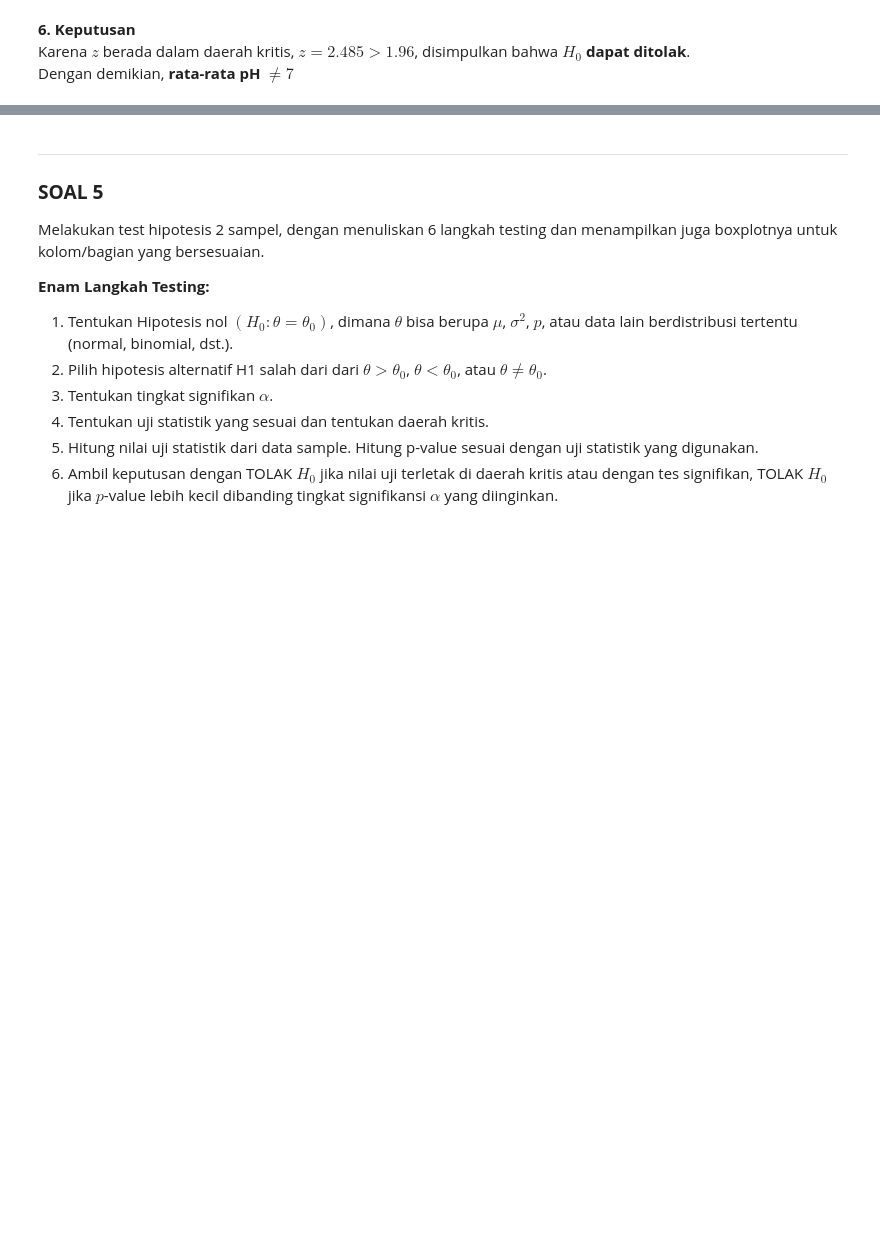
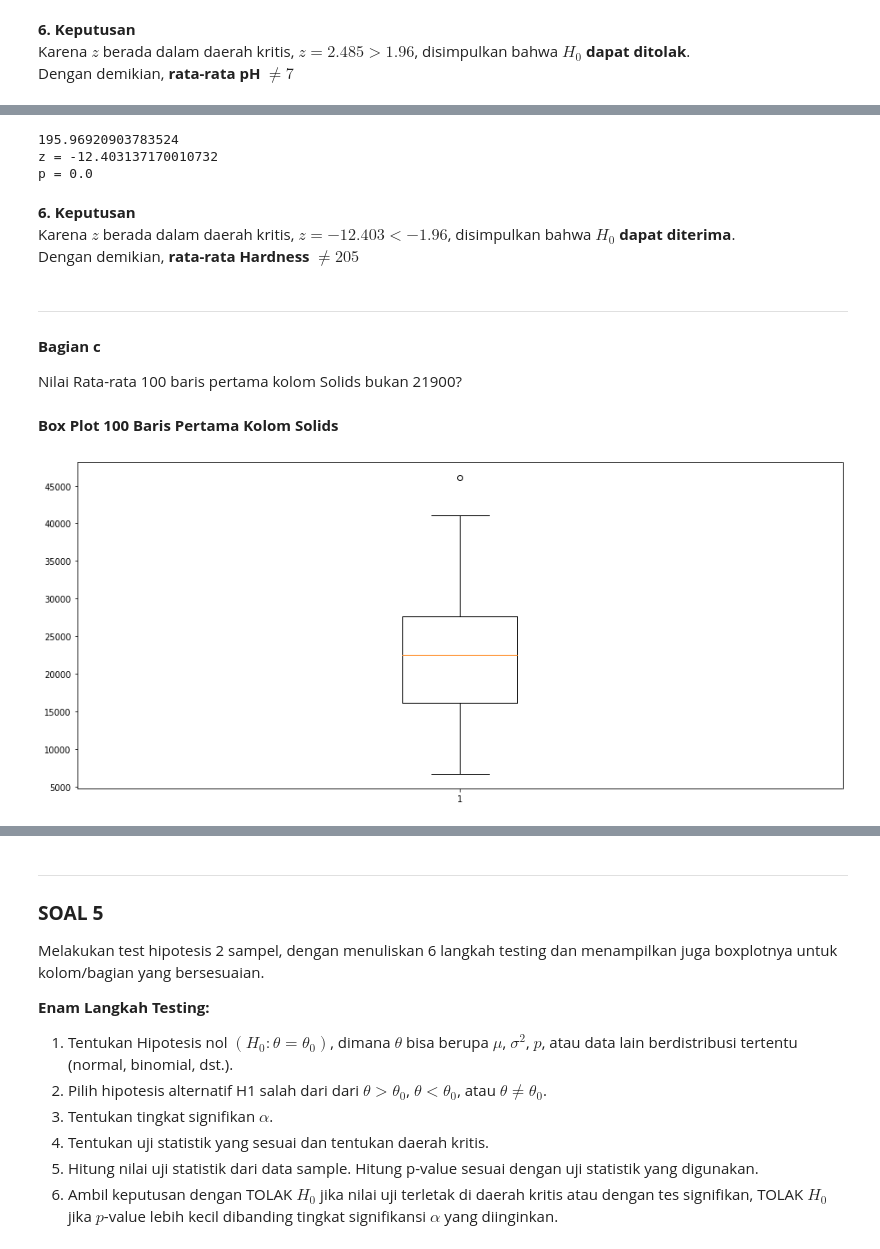
Before and after one commit to firizky29/probability-and-statistics-analysis, a Jupyter notebook: src/main.ipynb, the cells around one changed output, grey strips where cells are left out. Cells and saved outputs as stored; diff of their text form; code cells hidden in the pictures; blank space fills up the shorter version.

```diff
--- a/src/main.ipynb
+++ b/src/main.ipynb
@@ -553,0 +594,29 @@ Dengan demikian, **rata-rata pH $\neq 7$**
+# %%
+expected_mean = 205.0
+avg = df['Hardness'].mean()
+std = df['Hardness'].std()
+n = df['Hardness'].count()
+z = (avg - expected_mean)*sqrt(n)/std
+p = 2*(1-norm.cdf(abs(z)))
+print(f'z = {z}')
+print(f'p = {p}')
+# %% [output]
+195.96920903783524
+z = -12.403137170010732
+p = 0.0
+# %% [markdown]
+**6. Keputusan**
+Karena $z$ berada dalam daerah kritis, $z = -12.403 < -1.96$, disimpulkan bahwa $H_0$ **dapat diterima**.
+Dengan demikian, **rata-rata Hardness $\neq 205$**
+# %% [markdown]
+***
+#### **Bagian c**
+Nilai Rata-rata 100 baris pertama kolom Solids bukan 21900?
+# %% [markdown]
+**Box Plot 100 Baris Pertama Kolom Solids**
+# %%
+plt.figure(figsize=(16, 7))
+plt.boxplot(df['Solids'].loc[:99])
+plt.show()
+# %% [output]
+[figure, added]
```
Also changed, not shown: parts of 11 cells of this notebook.
